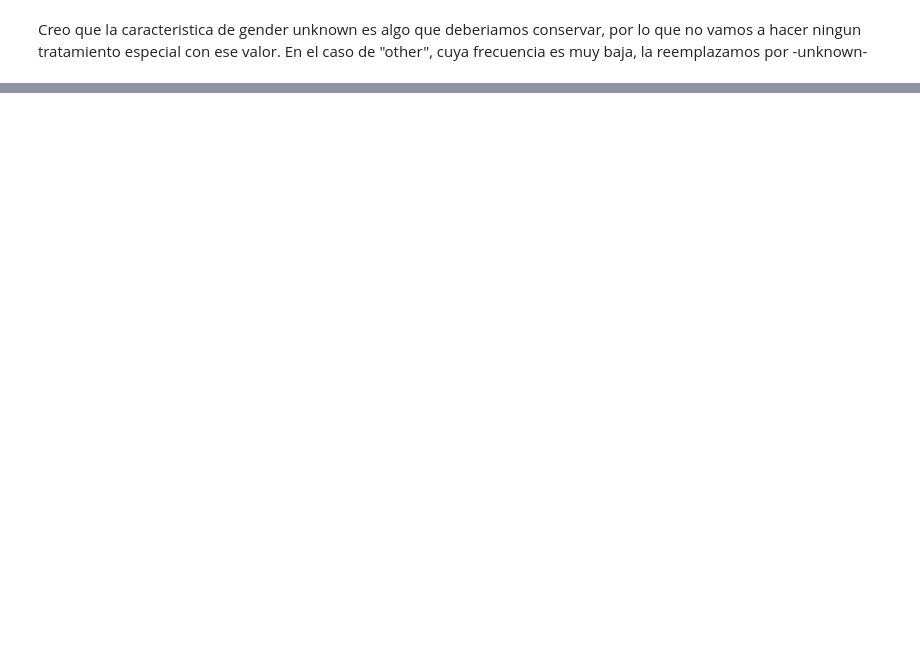
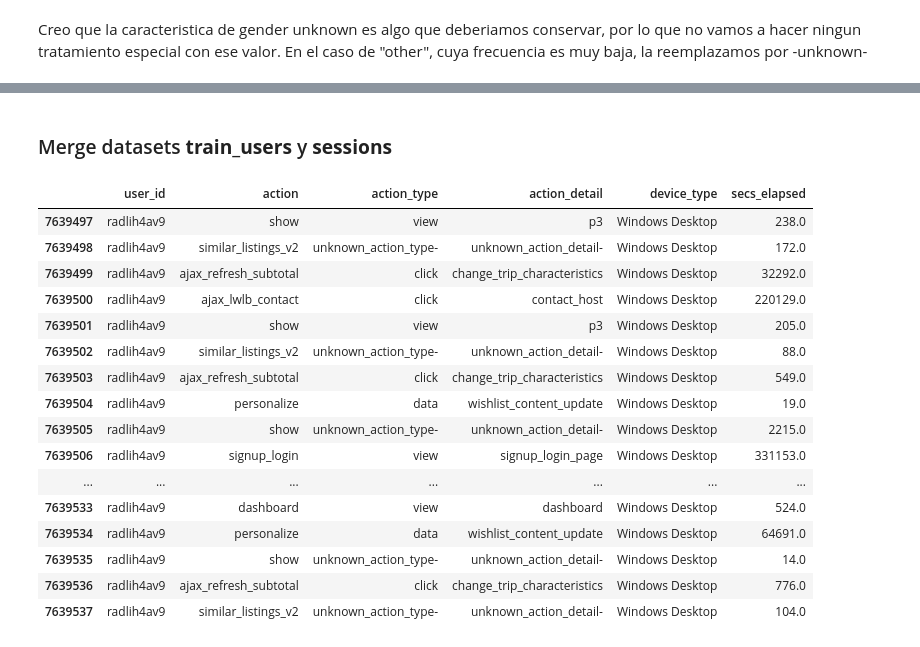
Before and after one commit to Mzibecchi/diplodatos2019, a Jupyter notebook: mentoria_airbnb/notebooks/Laboratorio_Supervisado.ipynb, the cells around one changed output, grey strips where cells are left out. Drawn from its saved outputs; the diff is of its cells as text; code cells hidden in the pictures; blank space fills up the shorter version.

```diff
--- a/mentoria_airbnb/notebooks/Laboratorio_Supervisado.ipynb
+++ b/mentoria_airbnb/notebooks/Laboratorio_Supervisado.ipynb
@@ -542,0 +530,23 @@ sns.despine(left=True)
+# %% [markdown]
+### Merge datasets __train_users__ y __sessions__
+# %%
+test_df = sessions_df[ sessions_df['user_id']=='radlih4av9']
+test_df
+# %% [output]
+|  | user_id | action | action_type | action_detail | device_type | secs_elapsed |
+| 7639497 | radlih4av9 | show | view | p3 | Windows Desktop | 238.0 |
+| 7639498 | radlih4av9 | similar_listings_v2 | unknown_action_type- | unknown_action_detail- | Windows Desktop | 172.0 |
+| 7639499 | radlih4av9 | ajax_refresh_subtotal | click | change_trip_characteristics | Windows Desktop | 32292.0 |
+| 7639500 | radlih4av9 | ajax_lwlb_contact | click | contact_host | Windows Desktop | 220129.0 |
+| 7639501 | radlih4av9 | show | view | p3 | Windows Desktop | 205.0 |
+| 7639502 | radlih4av9 | similar_listings_v2 | unknown_action_type- | unknown_action_detail- | Windows Desktop | 88.0 |
+| 7639503 | radlih4av9 | ajax_refresh_subtotal | click | change_trip_characteristics | Windows Desktop | 549.0 |
+| 7639504 | radlih4av9 | personalize | data | wishlist_content_update | Windows Desktop | 19.0 |
+| 7639505 | radlih4av9 | show | unknown_action_type- | unknown_action_detail- | Windows Desktop | 2215.0 |
+| 7639506 | radlih4av9 | signup_login | view | signup_login_page | Windows Desktop | 331153.0 |
+| ... | ... | ... | ... | ... | ... | ... |
+| 7639533 | radlih4av9 | dashboard | view | dashboard | Windows Desktop | 524.0 |
+| 7639534 | radlih4av9 | personalize | data | wishlist_content_update | Windows Desktop | 64691.0 |
+| 7639535 | radlih4av9 | show | unknown_action_type- | unknown_action_detail- | Windows Desktop | 14.0 |
+| 7639536 | radlih4av9 | ajax_refresh_subtotal | click | change_trip_characteristics | Windows Desktop | 776.0 |
+| 7639537 | radlih4av9 | similar_listings_v2 | unknown_action_type- | unknown_action_detail- | Windows Desktop | 104.0 |
```
Also changed, not shown: parts of 26 cells of this notebook, 1 other file.
